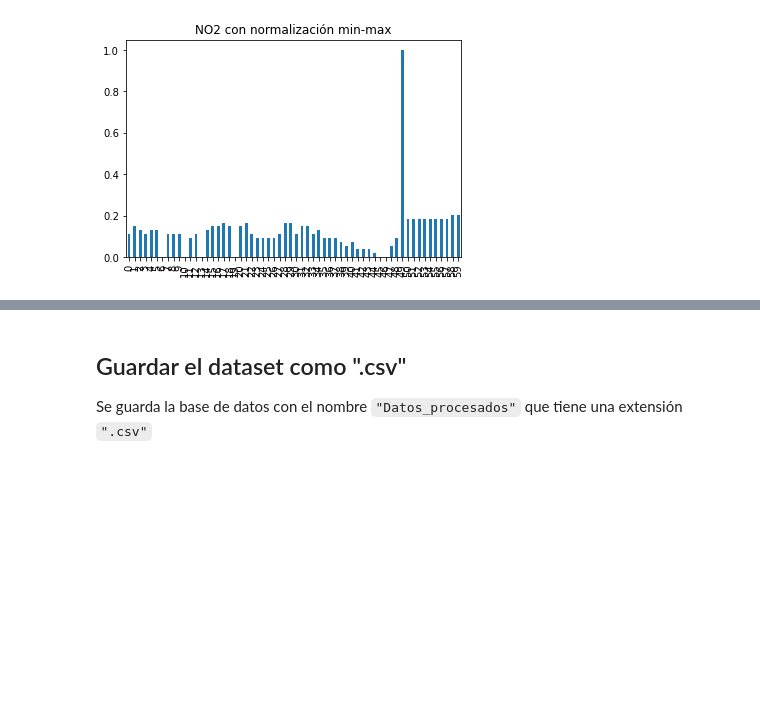
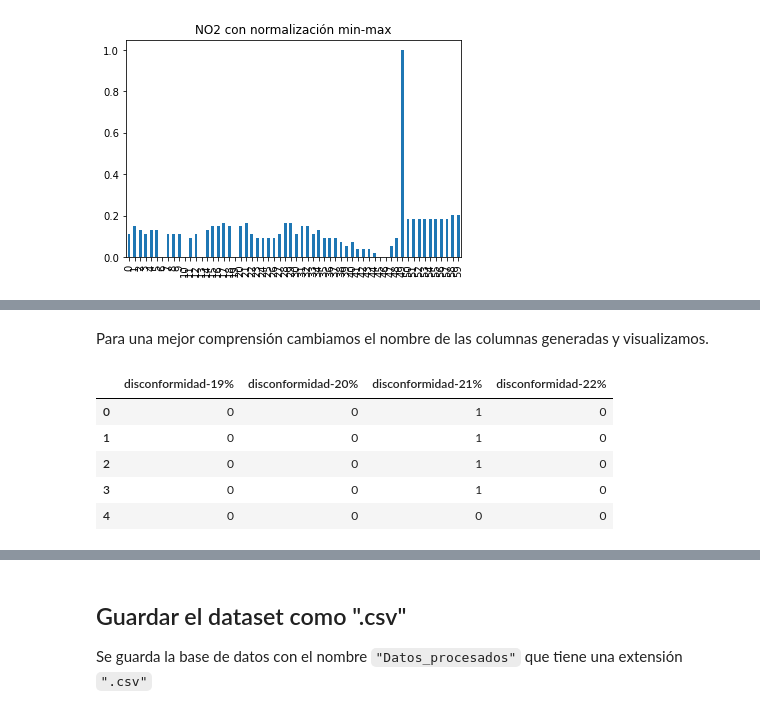
Before and after one commit to gaticavm9/Data-Wrangling, a Jupyter notebook: Main.ipynb, the cells around one changed output, grey strips where cells are left out. Cells and saved outputs as stored; diff of their text form; code cells hidden in the pictures; blank space fills up the shorter version.

```diff
--- a/Main.ipynb
+++ b/Main.ipynb
@@ -255,0 +265,12 @@ df_normMinMax['no2'].plot(title='NO2 con normalización min-max',kind='bar')
+# %% [markdown]
+Para una mejor comprensión cambiamos el nombre de las columnas generadas y visualizamos.
+# %%
+variable_dummy_1.rename(columns={19.0:'disconformidad-19%', 20.0:'disconformidad-20%', 21.0:'disconformidad-21%', 22.0:'disconformidad-22%'}, inplace=True)
+variable_dummy_1.head()
+# %% [output]
+|  | disconformidad-19% | disconformidad-20% | disconformidad-21% | disconformidad-22% |
+| 0 | 0 | 0 | 1 | 0 |
+| 1 | 0 | 0 | 1 | 0 |
+| 2 | 0 | 0 | 1 | 0 |
+| 3 | 0 | 0 | 1 | 0 |
+| 4 | 0 | 0 | 0 | 0 |
```
Also changed, not shown: parts of 8 cells of this notebook.
